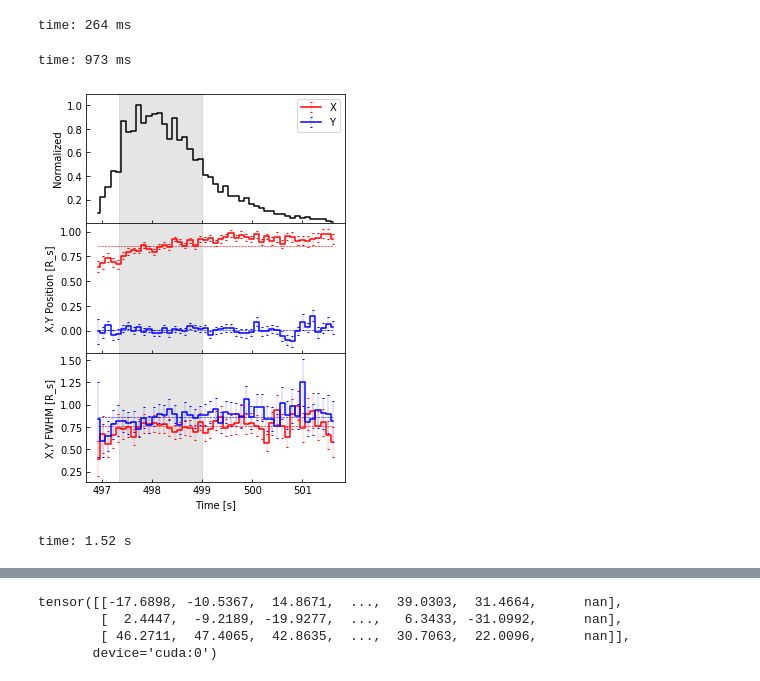
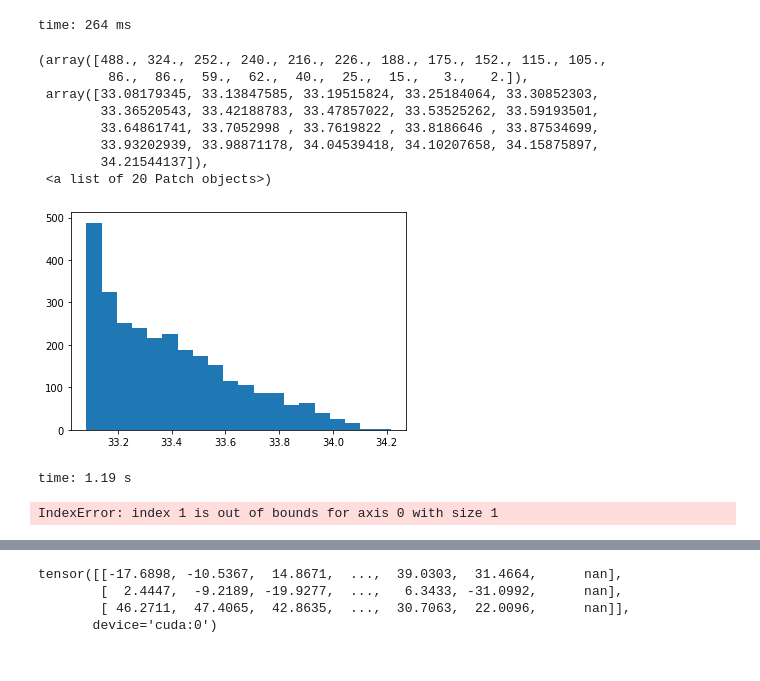
Before and after one commit to peijin94/SunRay, a Jupyter notebook: ray_scat_test.ipynb, the cells around one changed output, grey strips where cells are left out. Saved outputs shown, nothing was run; the diff lists cells and outputs as text; code cells hidden in the pictures.

```diff
--- a/ray_scat_test.ipynb
+++ b/ray_scat_test.ipynb
@@ -145,17 +152,27 @@ np.savez('sunray_float32_20deg_small.npz', steps_N  = steps_N, collect_N = colle
 # %% [output]
 time: 264 ms
 # %%
-from sunRay.statisticalRays import collectXYt1AU
+from sunRay.statisticalRays import collectXYt1AUb
 
-(x_im_stat,y_im_stat,t_reach_stat,weights_stat) = collectXYt1AU(photon_N,r_vec_collect_local,k_vec_collect_local,t_collect.cpu(),tau.cpu(),omega0.cpu())
+(x_im_stat,y_im_stat,t_reach_stat,weights_stat,t_free_stat) = collectXYt1AUb(photon_N,r_vec_collect_local,k_vec_collect_local,t_collect.cpu(),tau.cpu(),omega0.cpu())
+
+hst = plt.hist(t_free_stat,20)
 # %% [output]
-time: 973 ms
+(array([488., 324., 252., 240., 216., 226., 188., 175., 152., 115., 105.,
+         86.,  86.,  59.,  62.,  40.,  25.,  15.,   3.,   2.]),
+ array([33.08179345, 33.13847585, 33.19515824, 33.25184064, 33.30852303,
+        33.36520543, 33.42188783, 33.47857022, 33.53525262, 33.59193501,
+        33.64861741, 33.7052998 , 33.7619822 , 33.8186646 , 33.87534699,
+        33.93202939, 33.98871178, 34.04539418, 34.10207658, 34.15875897,
+        34.21544137]),
+ <a list of 20 Patch objects>)
+[figure, added]
+time: 1.19 s
 # %%
 from sunRay.showPlot import XYVariationPlot
-XYVariationPlot(x_im_stat,y_im_stat,t_reach_stat,weights_stat,t_step = 0.1)
+XYVariationPlot(x_im_stat,y_im_stat,t_free_stat,weights_stat,t_step = 0.15)
 # %% [output]
-[figure, removed]
-time: 1.52 s
+IndexError: index 1 is out of bounds for axis 0 with size 1
 # %%
 
 
```
Also changed, not shown: parts of 8 cells of this notebook, 4 other files.
